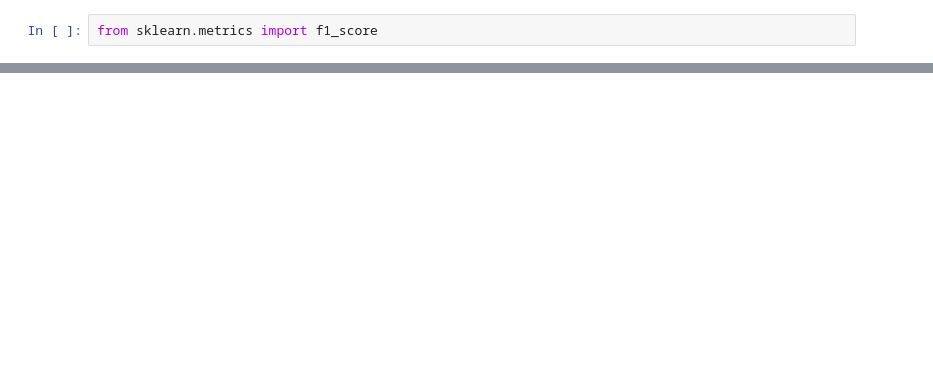
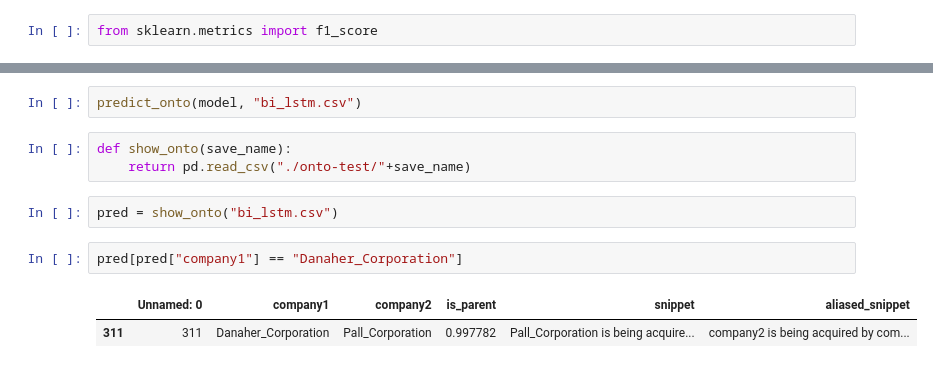
Before and after one commit to radpet/team_a, a Jupyter notebook: Radi/LSTM&CNN.ipynb, the cells around one changed output, grey strips where cells are left out. Cells and saved outputs as stored; diff of their text form; blank space fills up the shorter version.

```diff
--- a/Radi/LSTM&CNN.ipynb
+++ b/Radi/LSTM&CNN.ipynb
@@ -174,0 +183,12 @@ from sklearn.metrics
+# %%
+predict_onto(model, "bi_lstm.csv")
+# %%
+def show_onto(save_name):
+    return pd.read_csv("./onto-test/"+save_name)
+# %%
+pred = show_onto("bi_lstm.csv")
+# %%
+pred[pred["company1"] == "Danaher_Corporation"]
+# %% [output]
+|  | Unnamed: 0 | company1 | company2 | is_parent | snippet | aliased_snippet |
+| 311 | 311 | Danaher_Corporation | Pall_Corporation | 0.997782 | Pall_Corporation is being acquire... | company2 is being acquired by com... |
```
Also changed, not shown: parts of 15 cells of this notebook, 4 other files.
